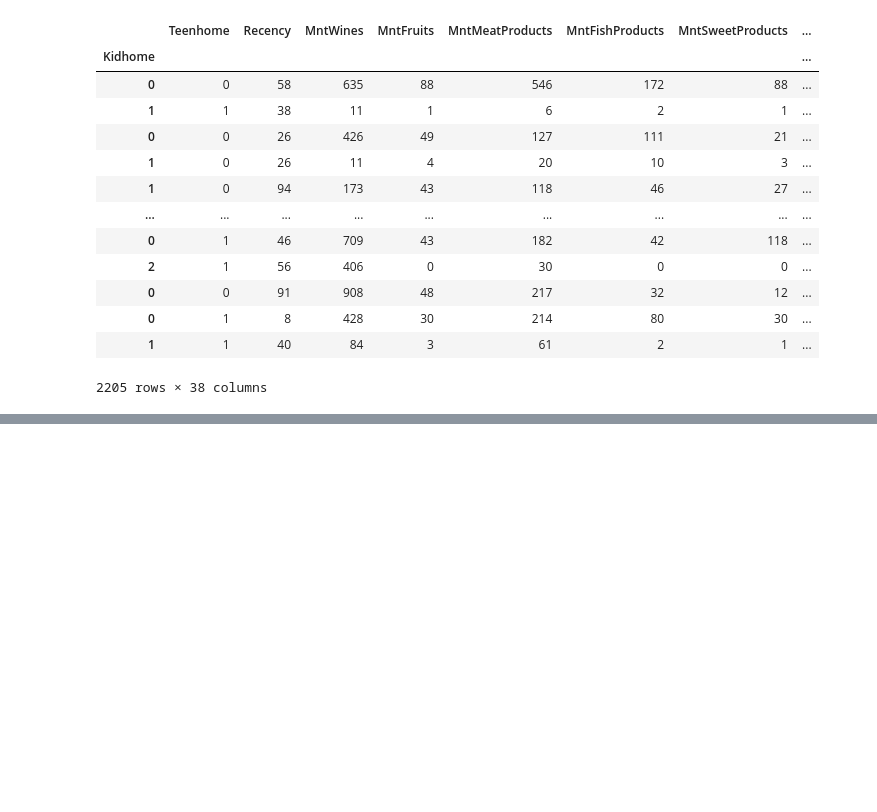
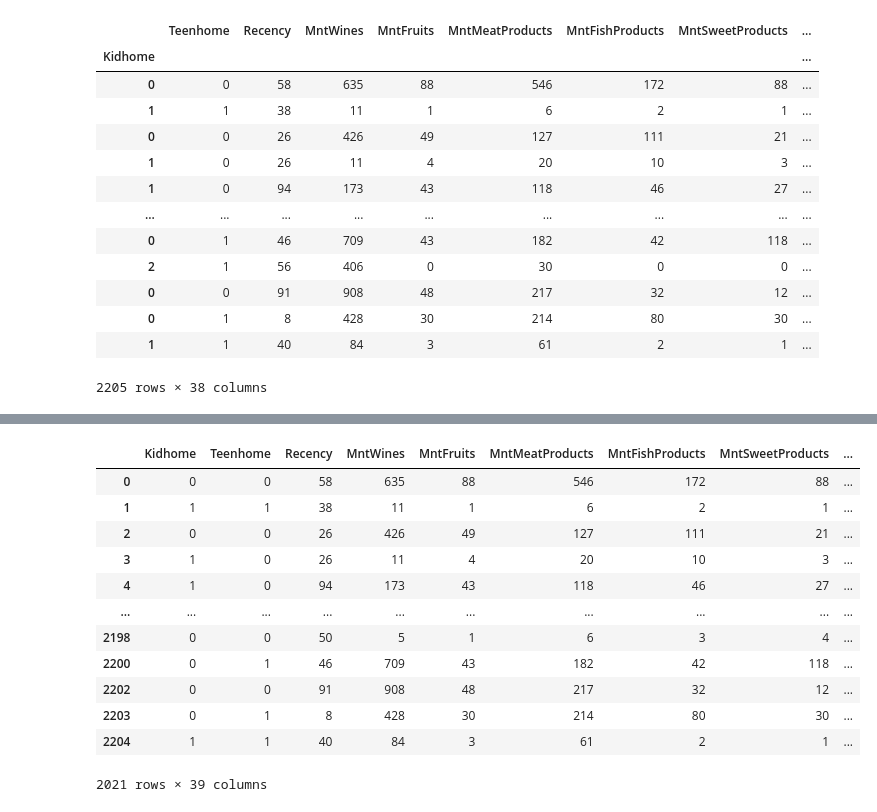
Before and after one commit to Cathy395/UCDPA_CaitrionaLambert, a Jupyter notebook: UCDPA_CaitrionaLambert.ipynb, the cells around one changed output, grey strips where cells are left out. Drawn from its saved outputs; the diff is of its cells as text; code cells hidden in the pictures; blank space fills up the shorter version.

```diff
--- a/UCDPA_CaitrionaLambert.ipynb
+++ b/UCDPA_CaitrionaLambert.ipynb
@@ -123,0 +119,18 @@ pd.merge_asof(dataset.sort_values("Income"), new_jobs.sort_values("Income"), lef
+# %%
+#Dropping Duplicate Values
+
+Marketing_analytics.drop_duplicates()
+# %% [output]
+|  | Kidhome | Teenhome | Recency | MntWines | MntFruits | MntMeatProducts | MntFishProducts | MntSweetProducts | ... |
+| 0 | 0 | 0 | 58 | 635 | 88 | 546 | 172 | 88 | ... |
+| 1 | 1 | 1 | 38 | 11 | 1 | 6 | 2 | 1 | ... |
+| 2 | 0 | 0 | 26 | 426 | 49 | 127 | 111 | 21 | ... |
+| 3 | 1 | 0 | 26 | 11 | 4 | 20 | 10 | 3 | ... |
+| 4 | 1 | 0 | 94 | 173 | 43 | 118 | 46 | 27 | ... |
+| ... | ... | ... | ... | ... | ... | ... | ... | ... | ... |
+| 2198 | 0 | 0 | 50 | 5 | 1 | 6 | 3 | 4 | ... |
+| 2200 | 0 | 1 | 46 | 709 | 43 | 182 | 42 | 118 | ... |
+| 2202 | 0 | 0 | 91 | 908 | 48 | 217 | 32 | 12 | ... |
+| 2203 | 0 | 1 | 8 | 428 | 30 | 214 | 80 | 30 | ... |
+| 2204 | 1 | 1 | 40 | 84 | 3 | 61 | 2 | 1 | ... |
+2021 rows × 39 columns
```
Also changed, not shown: parts of 10 cells of this notebook.
